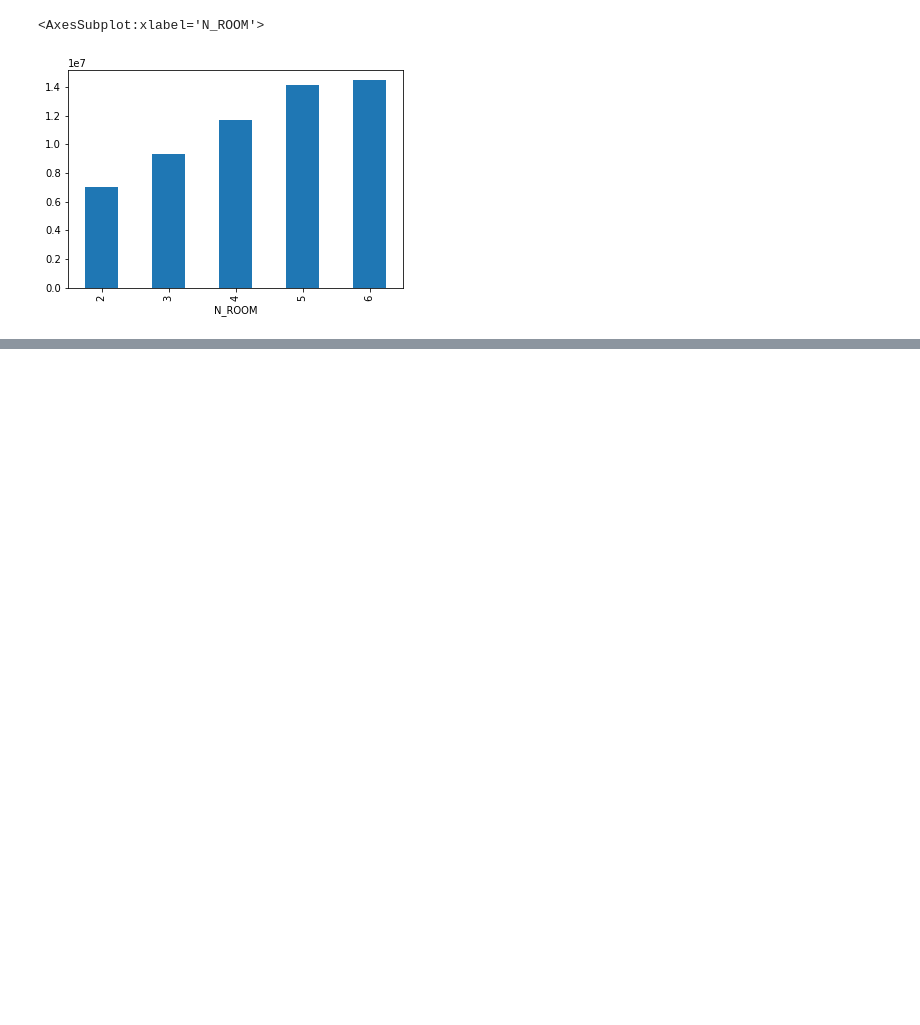
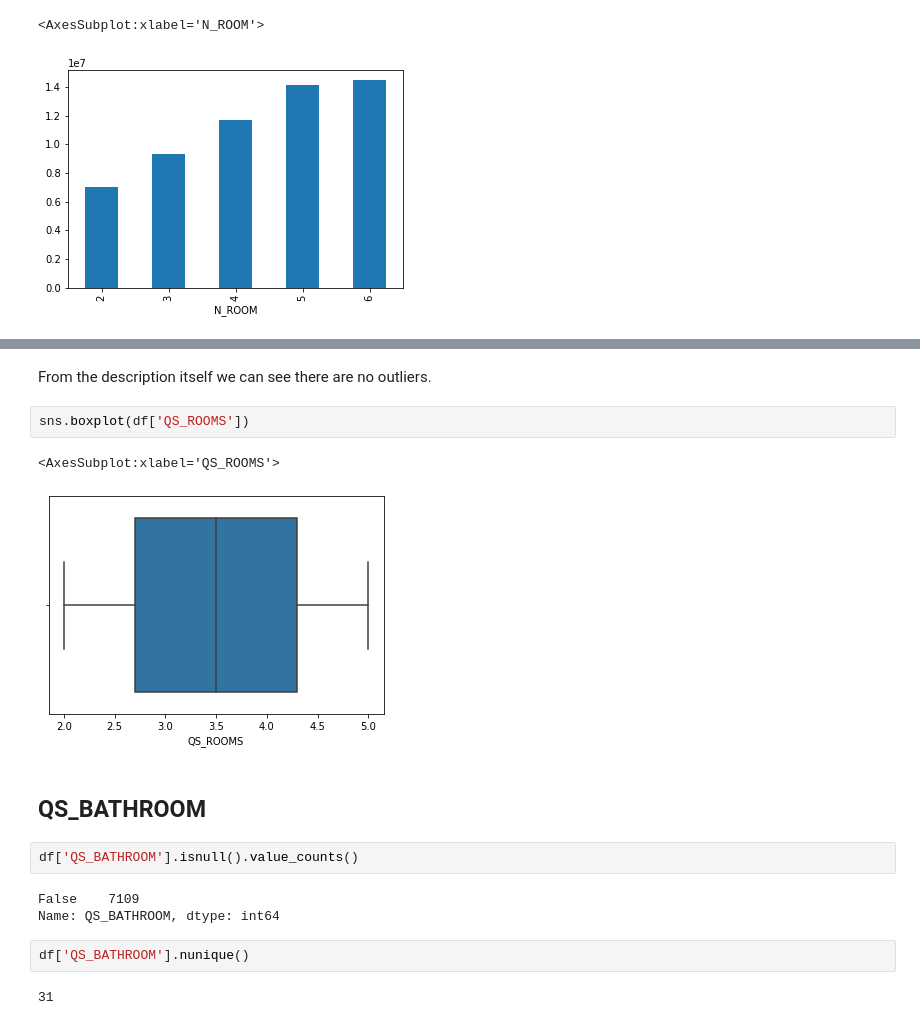
Before and after one commit to Harish-aditya/House-price-prediction, a Jupyter notebook: House price prediction.ipynb, the cells around one changed output, grey strips where cells are left out. Saved outputs shown, nothing was run; the diff lists cells and outputs as text; blank space fills up the shorter version.

```diff
--- a/House price prediction.ipynb
+++ b/House price prediction.ipynb
@@ -480,0 +527,18 @@ df.groupby('N_ROOM')['SALES_PRICE'].mean().sort_values(ascending=True).plot.bar(
+# %% [markdown]
+From the description itself we can see there are no outliers.
+# %%
+sns.boxplot(df['QS_ROOMS'])
+# %% [output]
+<AxesSubplot:xlabel='QS_ROOMS'>
+[figure, added]
+# %% [markdown]
+## QS_BATHROOM
+# %%
+df['QS_BATHROOM'].isnull().value_counts()
+# %% [output]
+False    7109
+Name: QS_BATHROOM, dtype: int64
+# %%
+df['QS_BATHROOM'].nunique()
+# %% [output]
+31
```
Also changed, not shown: parts of 12 cells of this notebook.
